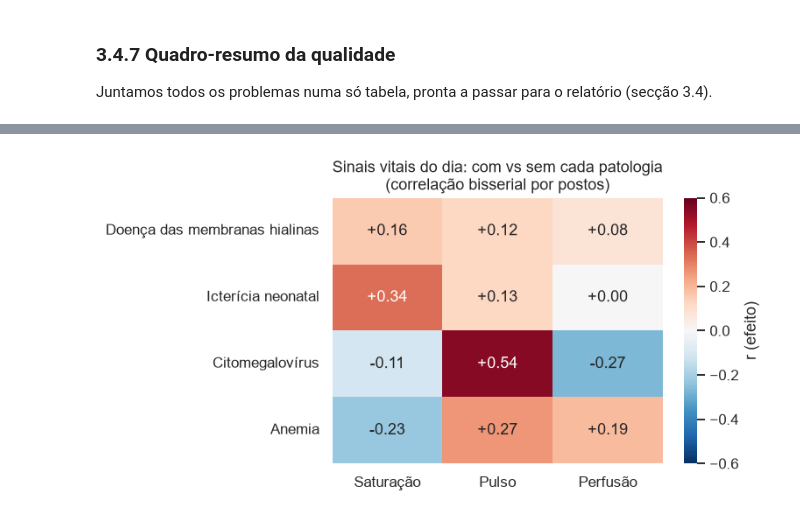
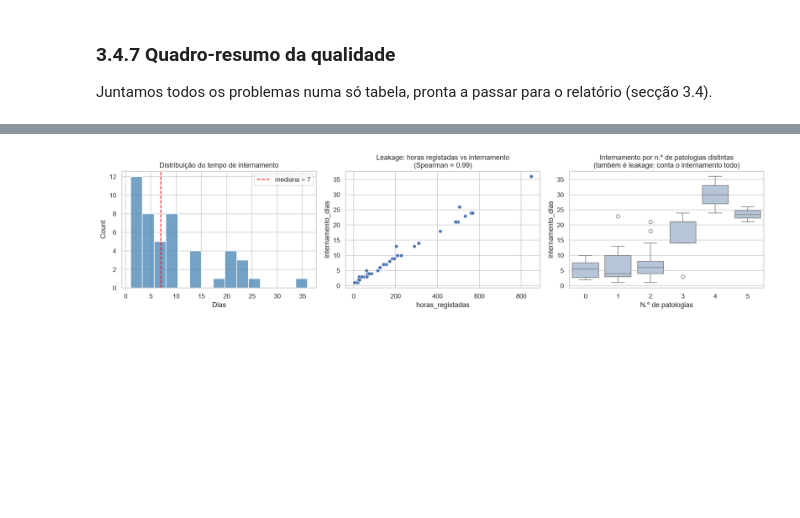
Before and after one commit to jorgelopes25/ProjetoAASE, a Jupyter notebook: data_understanding_neonatal.ipynb, the cells around one changed output, grey strips where cells are left out. Saved outputs shown, nothing was run; the diff lists cells and outputs as text; code cells hidden in the pictures; blank space fills up the shorter version.

```diff
--- a/notebooks/01_data_understanding.ipynb
+++ b/data_understanding_neonatal.ipynb
@@ -255,24 +269,24 @@ def para_numero(s):
     # Troca vírgula por ponto e converte para número
     return pd.to_numeric(s.str.strip().str.replace(",", ".", regex=False), errors="coerce")
 
+CODIGOS_ERRO = [999, 99, 0, -1]   # marcadores típicos de "sem leitura" nos monitores
+
 linhas = []
-impossivel = pd.DataFrame(index=vit_raw.index)
 for c in SINAIS:
     bruto = vit_raw[c]
     num = para_numero(bruto)
     lo, hi = LIMITES[c]
-    impossivel[c] = num.notna() & ~num.between(lo, hi)     # medido mas fora dos limites
+    codigo = num.isin(CODIGOS_ERRO) | (num < 0)
+    fora = ~num.between(lo, hi) & num.notna() & ~codigo
     linhas.append({
         "sinal": c,
         "em_falta": bruto.isna().sum(),
-        "%_em_falta": round(bruto.isna().mean() * 100, 2),
         "virgula_decimal": bruto.str.contains(",", na=False).sum(),
-        "valores_impossiveis": impossivel[c].sum(),
-        "exemplos": sorted(num[impossivel[c]].unique().tolist()),
+        "codigo_erro (999/99/0/negativo)": codigo.sum(),
+        "fora_do_intervalo": fora.sum(),
+        "exemplos_fora": sorted(num[fora].unique().tolist())[:8],
         "intervalo_aceite": f"[{lo}, {hi}]",
     })
 qualidade_sinais = pd.DataFrame(linhas).set_index("sinal")
 display(qualidade_sinais)
-n_linhas_imp = impossivel.any(axis=1).sum()
-print(f"Linhas com pelo menos um valor impossível: {n_linhas_imp} ({n_linhas_imp / len(vit_raw):.2%})")
 # %% [output]
@@ -832,53 +784,25 @@ A comparação anterior mistura dois efeitos. Um grupo pode ter o pulso mais alt
 # %%
-from sklearn.linear_model import LogisticRegression
-from sklearn.pipeline import make_pipeline
-from sklearn.preprocessing import StandardScaler
-from sklearn.impute import SimpleImputer
-from sklearn.model_selection import StratifiedGroupKFold, cross_val_predict
-from sklearn.metrics import roc_auc_score
+los = pd.DataFrame({
+    "internamento_dias": (episodios["ultimo"].dt.normalize() - episodios["primeiro"].dt.normalize()).dt.days + 1,
+    "horas_registadas": episodios["horas_registadas"],
+    "n_patologias_distintas": pat.groupby("episodio")["patologia"].nunique(),
+}).fillna({"n_patologias_distintas": 0}).astype({"n_patologias_distintas": int})
 
-PRINCIPAIS = ["Doença das membranas hialinas", "Icterícia neonatal", "Citomegalovírus", "Anemia"]
+display(los["internamento_dias"].describe().round(2).to_frame().T)
 
-# Uma coluna 0/1 por patologia em cada dia com sinais vitais
-pres_dia = (pat.assign(v=1).pivot_table(index=["episodio", "data"], columns="patologia", values="v",
-                                         aggfunc="max", fill_value=0).reset_index())
-dd = diario.merge(pres_dia, on=["episodio", "data"], how="left").fillna({p: 0 for p in PRINCIPAIS})
+mediana = los["internamento_dias"].median()
+mae_baseline = (los["internamento_dias"] - mediana).abs().mean()
+print(f"Baseline (prever sempre a mediana = {mediana:.0f} dias): MAE = {mae_baseline:.2f} dias")
+print(f"Meta CS2 (−25%): MAE ≤ {mae_baseline * .75:.2f} dias")
 
-# Variáveis do teste exploratório: média, mediana, dp, mínimo e máximo diários de cada sinal
-est = vit.groupby(["episodio", "data"])[SINAIS].agg(["mean", "median", "std", "min", "max"])
-est.columns = ["_".join(c) for c in est.columns]
-X = dd[["episodio", "data"]].merge(est.reset_index(), on=["episodio", "data"])
-modelo = make_pipeline(SimpleImputer(strategy="median"), StandardScaler(),
-                       LogisticRegression(max_iter=2000, class_weight="balanced"))
-cv = StratifiedGroupKFold(n_splits=5, shuffle=True, random_state=42)
-
-linhas, efeito = [], {}
-for p in PRINCIPAIS:
-    com, sem = dd[dd[p] == 1], dd[dd[p] == 0]
-    linha = {"patologia": p}
-    efeito[p] = {}
-    for c in SINAIS:
-        a, b = com[f"{c}_median"].dropna(), sem[f"{c}_median"].dropna()
-        r = 2 * mannwhitneyu(a, b).statistic / (len(a) * len(b)) - 1     # correlação bisserial por postos
-        efeito[p][{"sat_o2": "Saturação", "puls_rate": "Pulso", "perfusion": "Perfusão"}[c]] = r
-    # Dentro do próprio bebé: média dos dias com menos média dos dias sem, só bebés com os dois tipos
-    for c in ["sat_o2", "puls_rate"]:
-        m = dd.groupby(["episodio", p])[f"{c}_median"].mean().unstack().dropna()
-        dif = m[1] - m[0]
-        linha[f"{c}_dif_mesmo_bebe"] = round(dif.mean(), 2)
-        linha[f"{c}_p_wilcoxon"] = round(wilcoxon(dif).pvalue, 3)
-        linha["bebes_com_os_dois"] = len(dif)
-    y = dd[p].astype(int)
-    prob = cross_val_predict(modelo, X[est.columns], y, cv=cv, groups=X["episodio"], method="predict_proba")[:, 1]
-    linha["auc_exploratoria"] = round(roc_auc_score(y, prob), 2)
-    linhas.append(linha)
-
-display(pd.DataFrame(linhas).set_index("patologia"))
-
-fig, ax = plt.subplots(figsize=(7, 3.8))
-sns.heatmap(pd.DataFrame(efeito).T, annot=True, fmt="+.2f", cmap="RdBu_r", vmin=-.6, vmax=.6, ax=ax,
-            cbar_kws={"label": "r (efeito)"})
-ax.set(title="Sinais vitais do dia: com vs sem cada patologia\n(correlação bisserial por postos)", ylabel="")
-ax.tick_params(axis="x", rotation=0)
-fig.tight_layout(); guardar(fig, "bivariada_efeito_patologias"); plt.show()
+fig, axes = plt.subplots(1, 3, figsize=(16, 4))
+sns.histplot(los["internamento_dias"], bins=15, ax=axes[0], color="steelblue")
+axes[0].axvline(mediana, color="red", ls="--", label=f"mediana = {mediana:.0f}"); axes[0].legend()
+axes[0].set(title="Distribuição do tempo de internamento", xlabel="Dias")
+sns.scatterplot(data=los, x="horas_registadas", y="internamento_dias", ax=axes[1])
+axes[1].set(title=f"Leakage: horas registadas vs internamento\n(Spearman = "
+                  f"{los[['horas_registadas','internamento_dias']].corr('spearman').iloc[0,1]:.2f})")
+sns.boxplot(data=los, x="n_patologias_distintas", y="internamento_dias", ax=axes[2], color="lightsteelblue")
+axes[2].set(title="Internamento por n.º de patologias distintas\n(também é leakage: conta o internamento todo)", xlabel="N.º de patologias")
+fig.tight_layout(); guardar(fig, "alvo_regressao_internamento"); plt.show()
 # %% [output]
@@ -891,2 +813,2 @@ fig.tight_layout(); guardar(fig, "bivariada_efeito_patologias"); plt.show()
-[figure, old version]
+[figure, new version]
 # %% [markdown]
```
Also changed, not shown: parts of 37 cells of this notebook, 28 other files.
